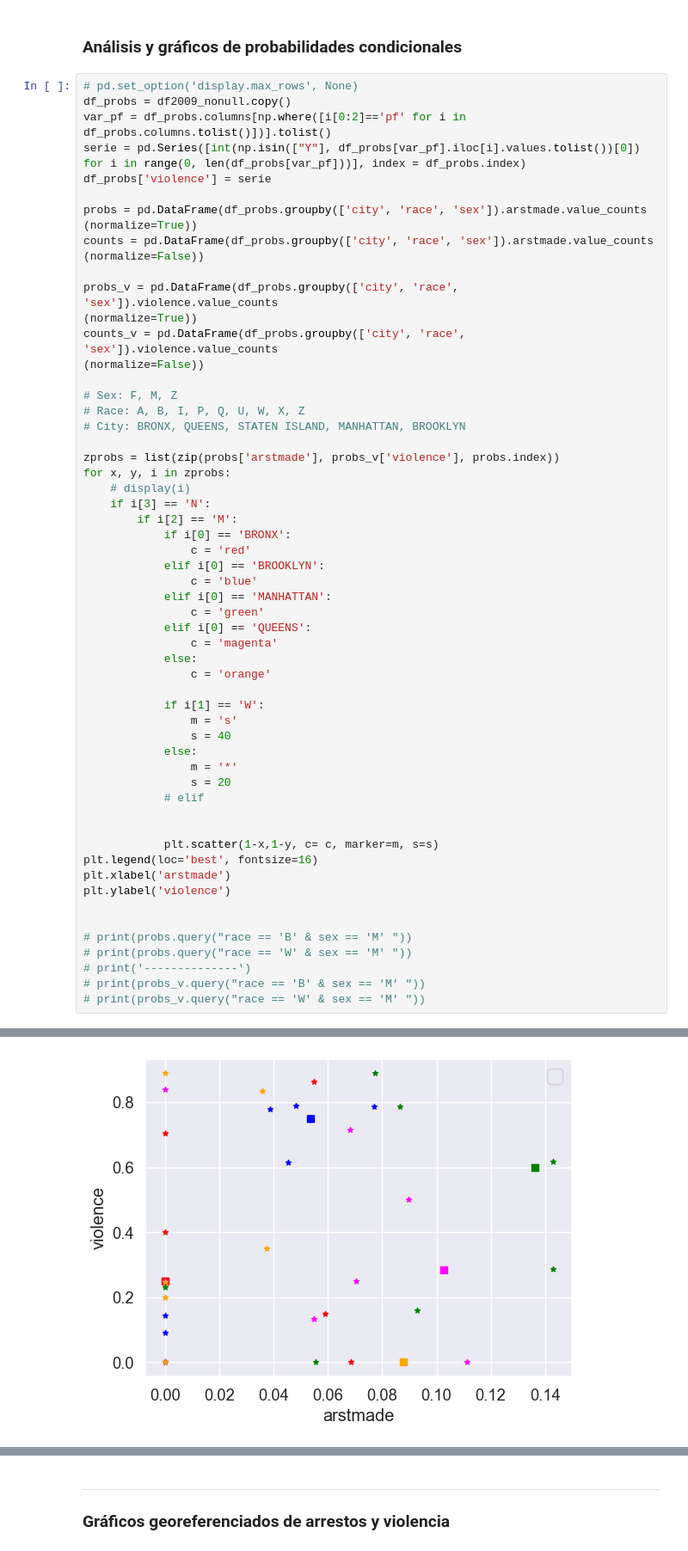
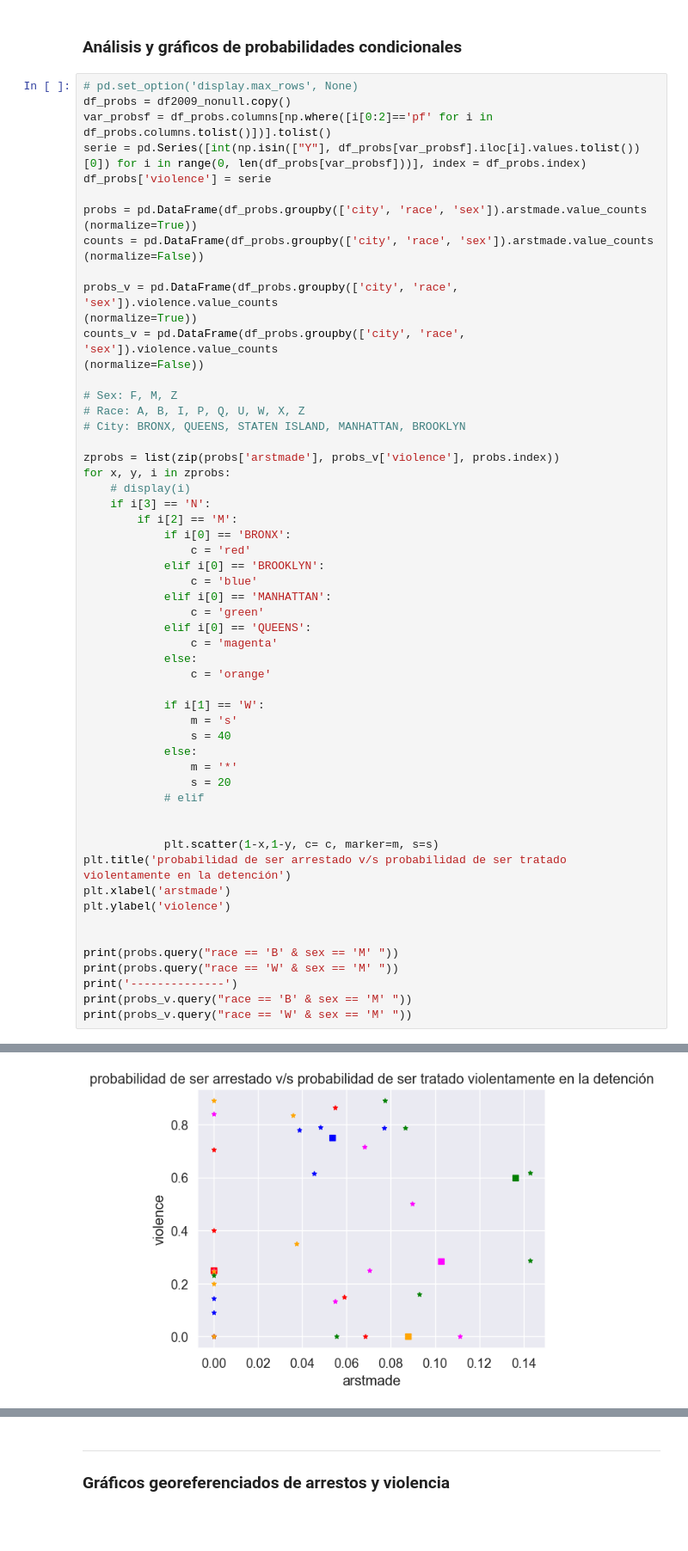
Before and after one commit to tomaspemora/desafio-latam-tareas-BA-TP, a Jupyter notebook: machine_learning/prueba/crimenes/crimenesBA2.ipynb, the cells around one changed output, grey strips where cells are left out. Shown at 86% size. Saved outputs shown, nothing was run; the diff lists cells and outputs as text; blank space fills up the shorter version.

```diff
--- a/machine_learning/prueba/crimenes/crimenesBA2.ipynb
+++ b/machine_learning/prueba/crimenes/crimenesBA2.ipynb
@@ -158,8 +158,8 @@ var_eliminar_others = ["ac_rept", "ac_inves", "ac_proxm", "cs_casng", "cs_lkout"
 # %%
 # pd.set_option('display.max_rows', None)
 df_probs = df2009_nonull.copy()
-var_pf = df_probs.columns[np.where([i[0:2]=='pf' for i in df_probs.columns.tolist()])].tolist()
-serie = pd.Series([int(np.isin(["Y"], df_probs[var_pf].iloc[i].values.tolist())[0]) for i in range(0, len(df_probs[var_pf]))], index = df_probs.index)
+var_probsf = df_probs.columns[np.where([i[0:2]=='pf' for i in df_probs.columns.tolist()])].tolist()
+serie = pd.Series([int(np.isin(["Y"], df_probs[var_probsf].iloc[i].values.tolist())[0]) for i in range(0, len(df_probs[var_probsf]))], index = df_probs.index)
 df_probs['violence'] = serie
 
 probs = pd.DataFrame(df_probs.groupby(['city', 'race', 'sex']).arstmade.value_counts
@@ -202,14 +202,14 @@ for x, y, i in zprobs:
 
 
             plt.scatter(1-x,1-y, c= c, marker=m, s=s)
-plt.legend(loc='best', fontsize=16)
+plt.title('probabilidad de ser arrestado v/s probabilidad de ser tratado violentamente en la detención')
 plt.xlabel('arstmade')
 plt.ylabel('violence')
 
 
-# print(probs.query("race == 'B' & sex == 'M' "))
-# print(probs.query("race == 'W' & sex == 'M' "))
-# print('--------------')
-# print(probs_v.query("race == 'B' & sex == 'M' "))
-# print(probs_v.query("race == 'W' & sex == 'M' "))
+print(probs.query("race == 'B' & sex == 'M' "))
+print(probs.query("race == 'W' & sex == 'M' "))
+print('--------------')
+print(probs_v.query("race == 'B' & sex == 'M' "))
+print(probs_v.query("race == 'W' & sex == 'M' "))
 # %% [output]
@@ -218 +233 @@ Text(0, 0.5, 'violence')
-[figure, old version]
+[figure, new version]
```
Also changed, not shown: parts of 11 cells of this notebook, 6 other files.
